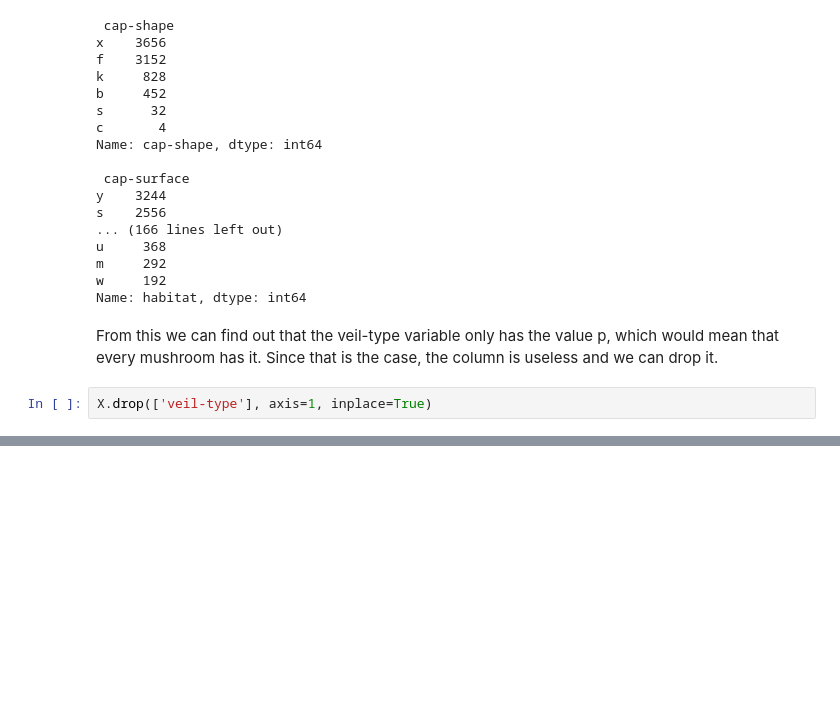
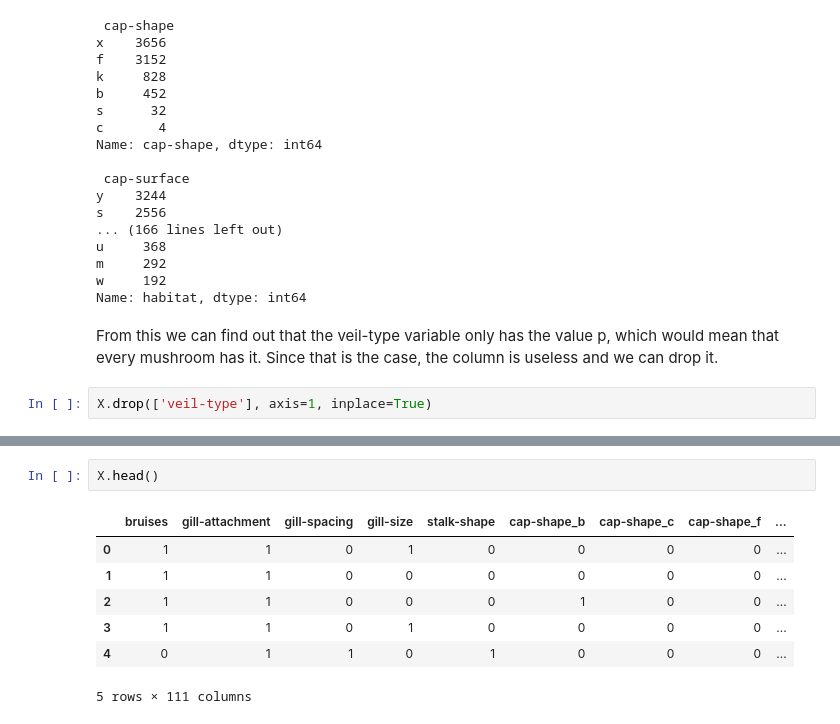
Before and after one commit to yoinkeds/Unsupervised-learning-with-KMeans, a Jupyter notebook: mushroom_knn.ipynb, the cells around one changed output, grey strips where cells are left out. Cells and saved outputs as stored; diff of their text form; blank space fills up the shorter version.

```diff
--- a/mushroom_knn.ipynb
+++ b/mushroom_knn.ipynb
@@ -73,0 +94,10 @@ X.drop(['veil-type'], axis=1, inplace=True)
+# %%
+X.head()
+# %% [output]
+|  | bruises | gill-attachment | gill-spacing | gill-size | stalk-shape | cap-shape_b | cap-shape_c | cap-shape_f | ... |
+| 0 | 1 | 1 | 0 | 1 | 0 | 0 | 0 | 0 | ... |
+| 1 | 1 | 1 | 0 | 0 | 0 | 0 | 0 | 0 | ... |
+| 2 | 1 | 1 | 0 | 0 | 0 | 1 | 0 | 0 | ... |
+| 3 | 1 | 1 | 0 | 1 | 0 | 0 | 0 | 0 | ... |
+| 4 | 0 | 1 | 1 | 0 | 1 | 0 | 0 | 0 | ... |
+5 rows × 111 columns
```
Also changed, not shown: parts of 13 cells of this notebook.
